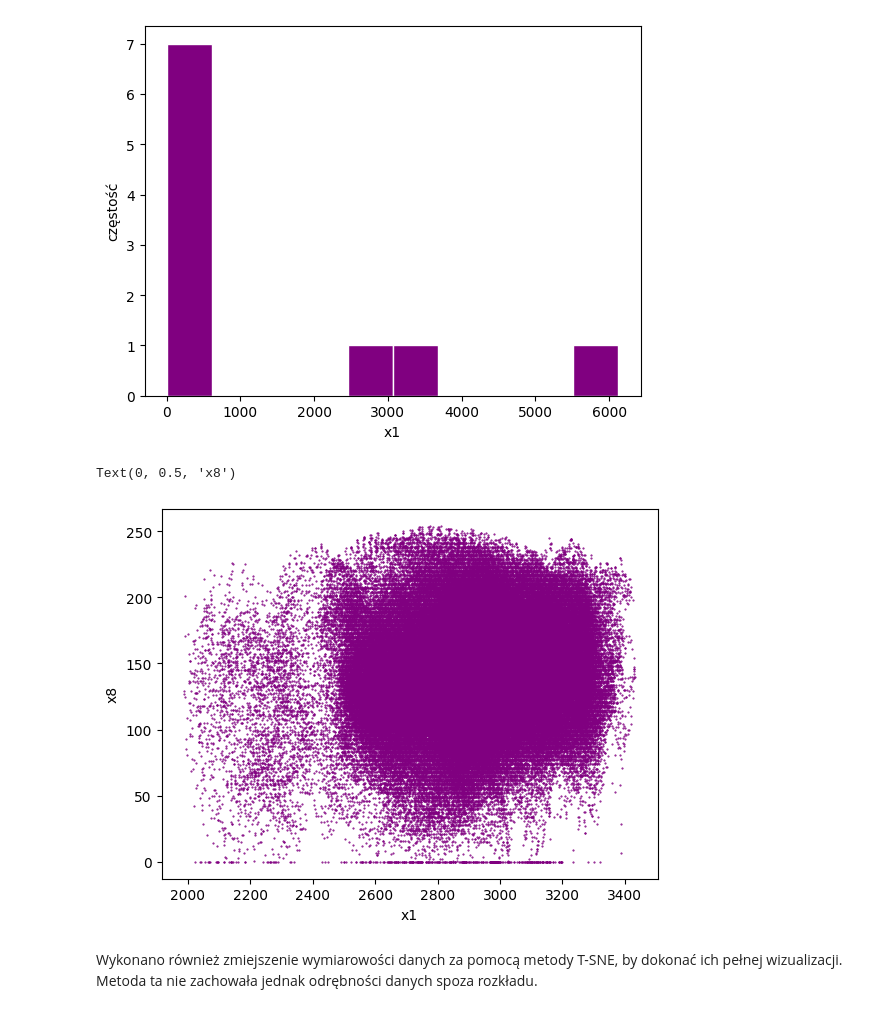
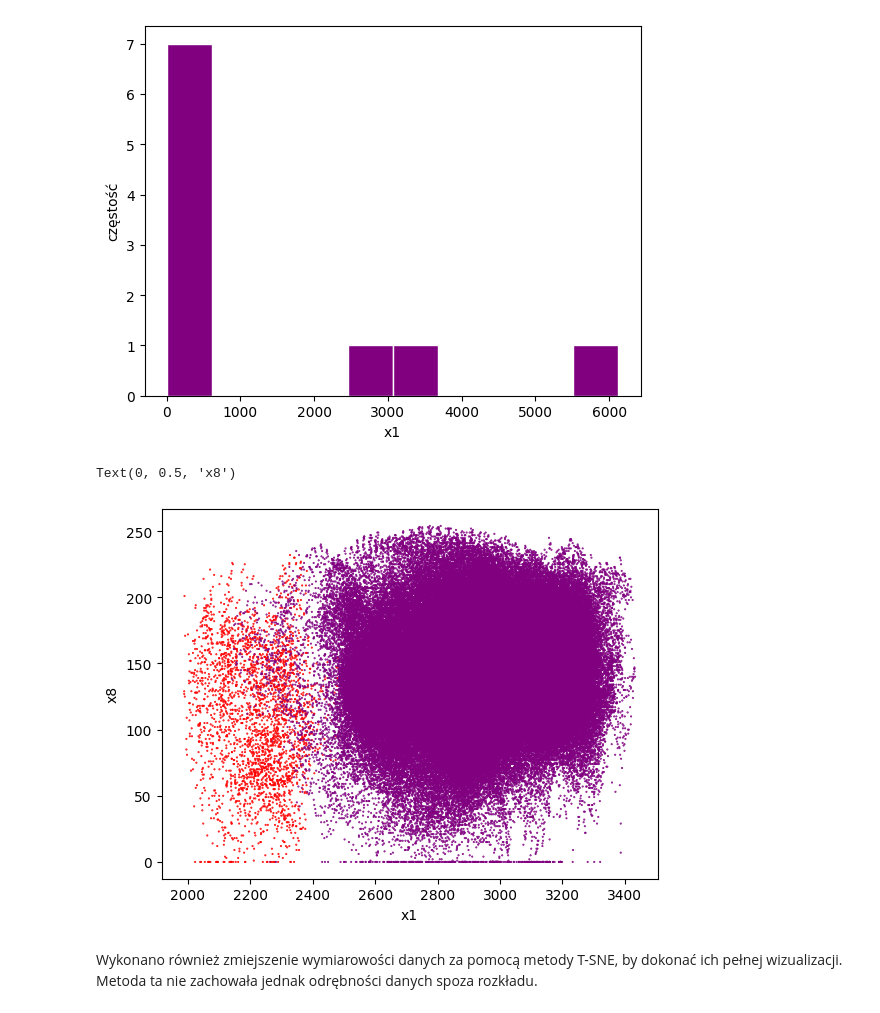
Before and after one commit to mgraves236/anomaly_detection, a Jupyter notebook: ICT_projekt.ipynb, the cells around one changed output. Drawn from its saved outputs; the diff is of its cells as text; code cells hidden in the pictures.

```diff
--- a/ICT_projekt.ipynb
+++ b/ICT_projekt.ipynb
@@ -80,12 +81,13 @@ plt.ylabel('częstość')
 Text(0, 0.5, 'częstość')
 [figure]
 # %%
-plt.scatter(X[:, 0], X[:, 8], s=.25, label="Data points", color='purple')
+colors = ['purple', 'red']
+plt.scatter(X[:, 0], X[:, 8], s=.25, label="Data points", c=y, cmap=matplotlib.colors.ListedColormap(colors))
 plt.xlabel('x1')
 plt.ylabel('x8')
 # %% [output]
 Text(0, 0.5, 'x8')
-[figure, old version]
+[figure, new version]
 # %% [markdown]
 Wykonano również zmiejszenie wymiarowości danych za pomocą metody T-SNE, by dokonać ich pełnej wizualizacji. Metoda ta nie zachowała jednak odrębności danych spoza rozkładu.
 # %%
```
Also changed, not shown: parts of 45 cells of this notebook.
